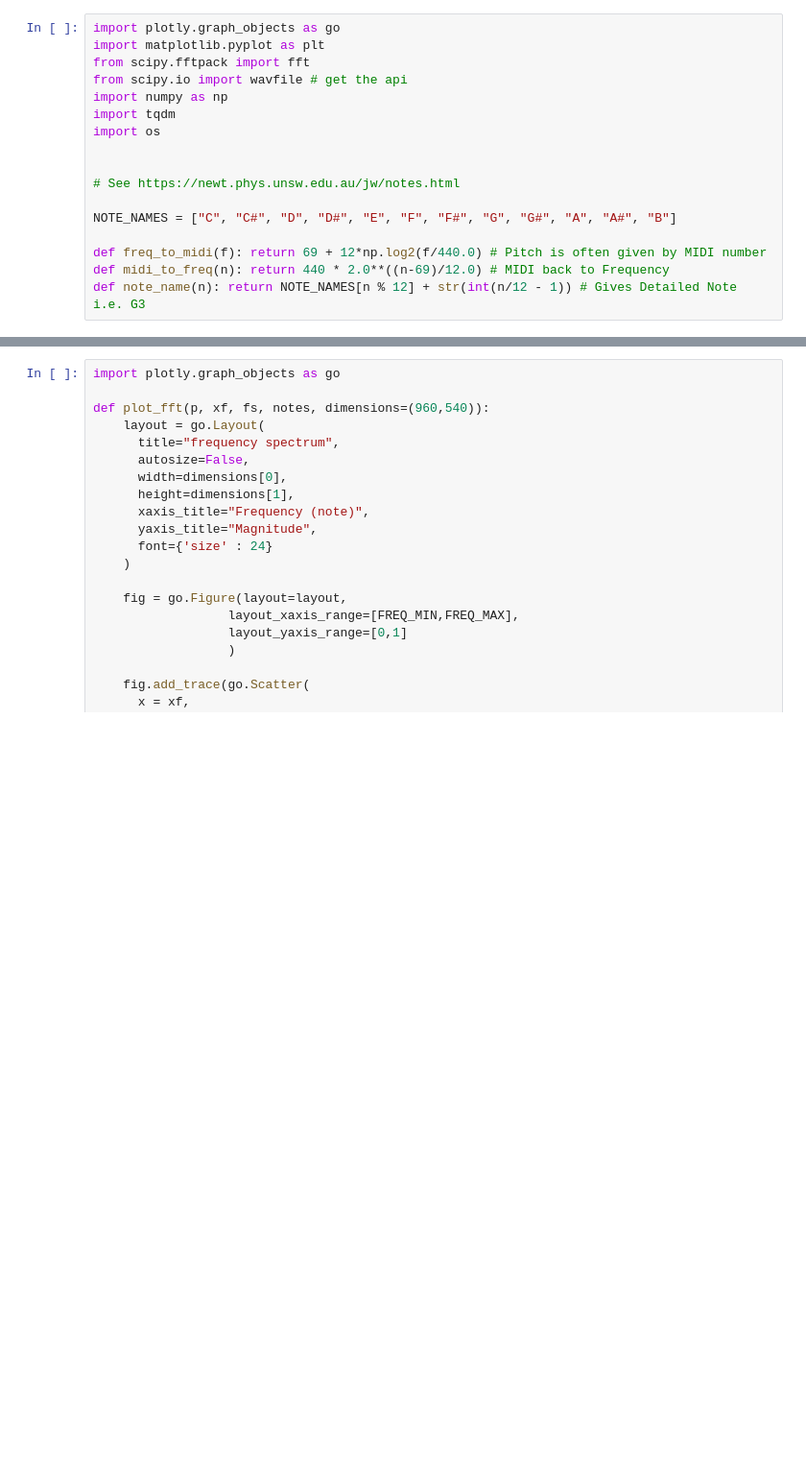
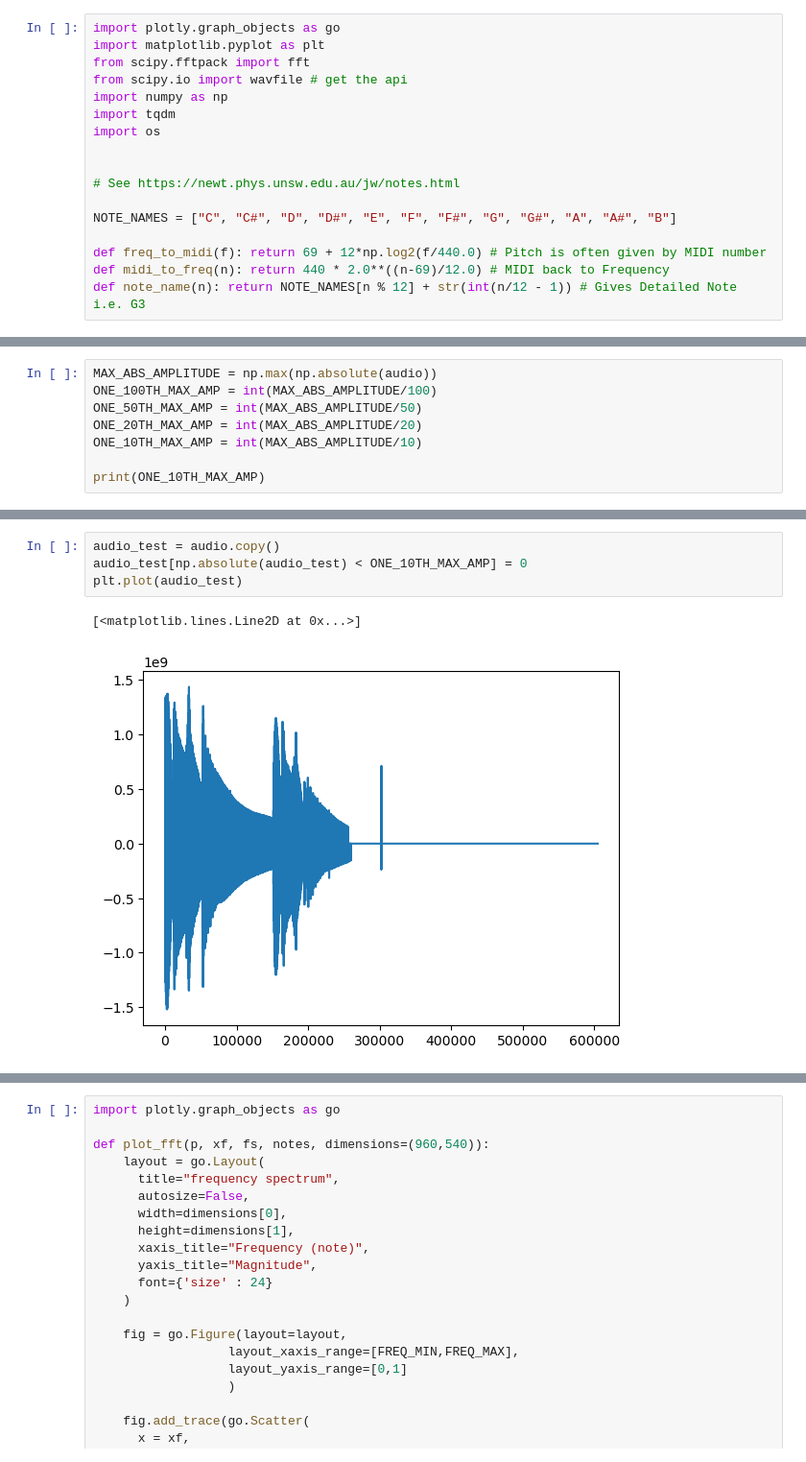
Before and after one commit to ivan-sepulveda/music-fourier-transforms, a Jupyter notebook: Extract Notes & Keys V1.ipynb, the cells around one changed output, grey strips where cells are left out. Shown at 96% size. Cells and saved outputs as stored; diff of their text form; blank space fills up the shorter version.

```diff
--- a/Extract Notes & Keys V1.ipynb
+++ b/Extract Notes & Keys V1.ipynb
@@ -100,0 +123,8 @@ RESOLUTION = (1920/2, 1080/2)
+# %%
+MAX_ABS_AMPLITUDE = np.max(np.absolute(audio))
+ONE_100TH_MAX_AMP = int(MAX_ABS_AMPLITUDE/100)
+ONE_50TH_MAX_AMP = int(MAX_ABS_AMPLITUDE/50)
+ONE_20TH_MAX_AMP = int(MAX_ABS_AMPLITUDE/20)
+ONE_10TH_MAX_AMP = int(MAX_ABS_AMPLITUDE/10)
+
+print(ONE_10TH_MAX_AMP)
@@ -100,0 +138,7 @@ RESOLUTION = (1920/2, 1080/2)
+# %%
+audio_test = audio.copy()
+audio_test[np.absolute(audio_test) < ONE_10TH_MAX_AMP] = 0
+plt.plot(audio_test)
+# %% [output]
+[<matplotlib.lines.Line2D at 0x...>]
+[figure, added]
```
Also changed, not shown: parts of 39 cells of this notebook.
